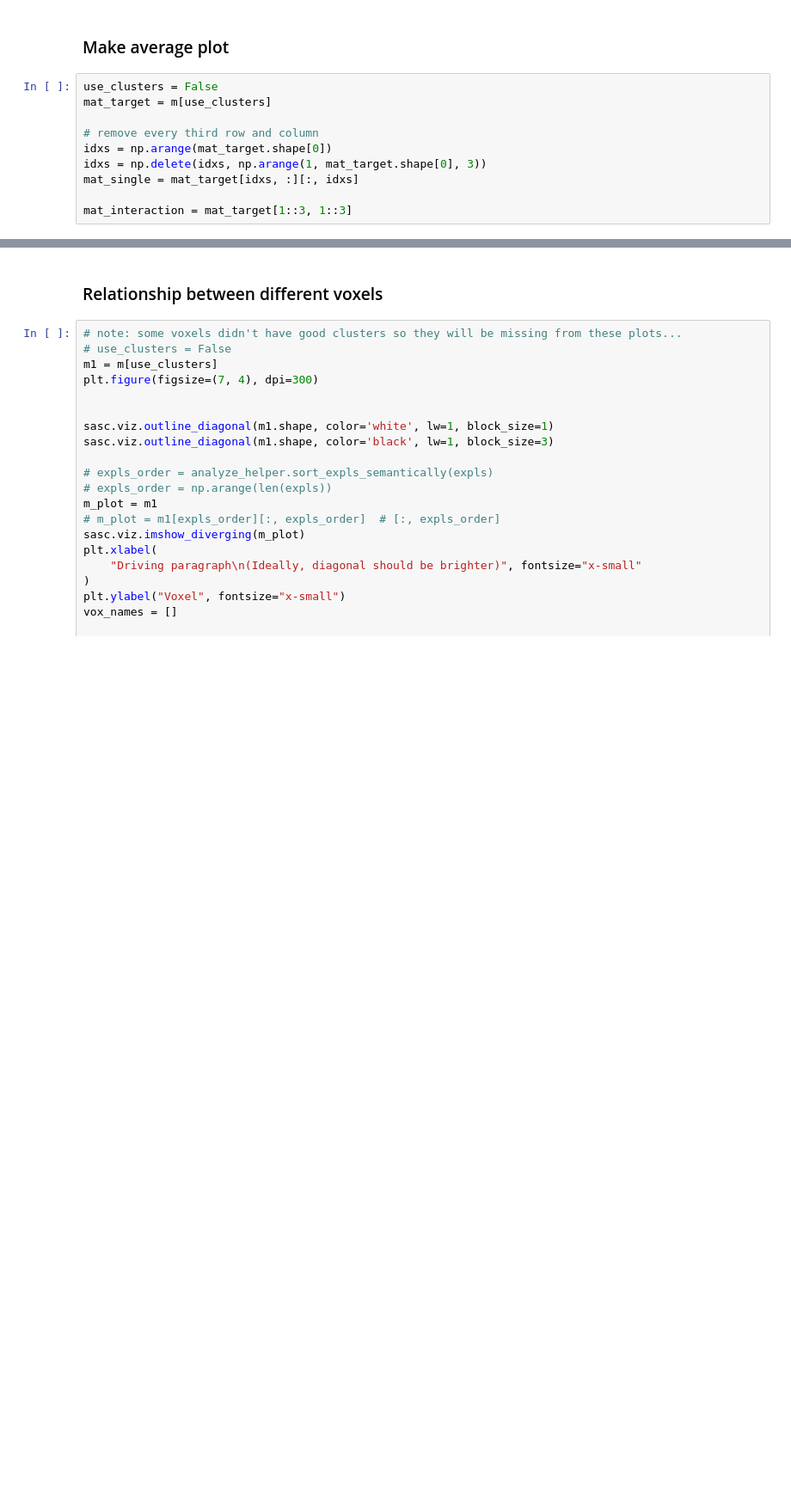
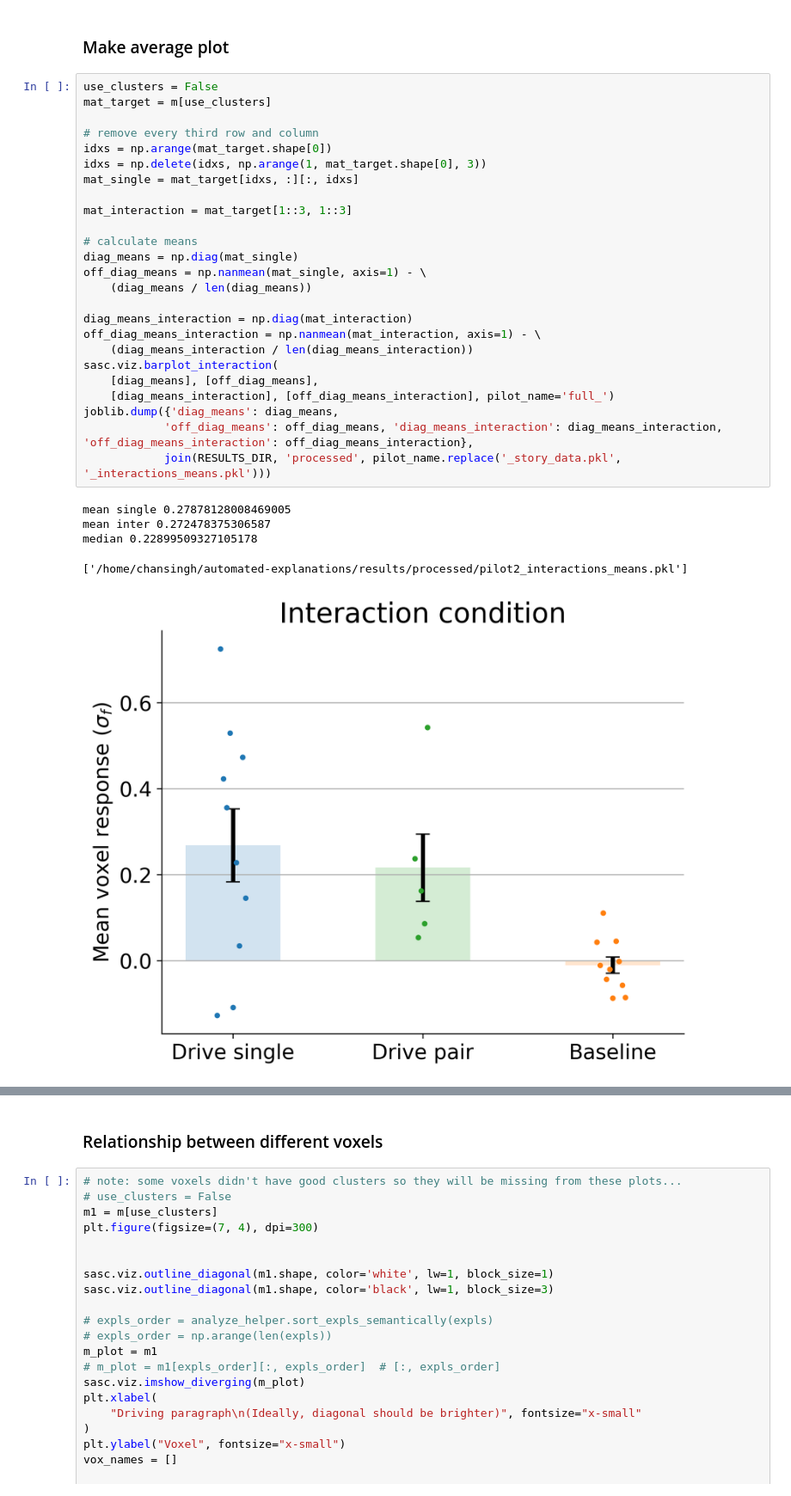
Before and after one commit to microsoft/automated-explanations, a Jupyter notebook: notebooks_stories/2_analyze_pilot/02_interactions.ipynb, the cells around one changed output, grey strips where cells are left out. Shown at 86% size. Saved outputs shown, nothing was run; the diff lists cells and outputs as text; blank space fills up the shorter version.

```diff
--- a/notebooks_stories/2_analyze_pilot/02_interactions.ipynb
+++ b/notebooks_stories/2_analyze_pilot/02_interactions.ipynb
@@ -169,10 +170,31 @@ break 15
 # %%
 use_clusters = False
 mat_target = m[use_clusters]
 
 # remove every third row and column
 idxs = np.arange(mat_target.shape[0])
 idxs = np.delete(idxs, np.arange(1, mat_target.shape[0], 3))
 mat_single = mat_target[idxs, :][:, idxs]
 
 mat_interaction = mat_target[1::3, 1::3]
+
+# calculate means
+diag_means = np.diag(mat_single)
+off_diag_means = np.nanmean(mat_single, axis=1) - \
+    (diag_means / len(diag_means))
+
+diag_means_interaction = np.diag(mat_interaction)
+off_diag_means_interaction = np.nanmean(mat_interaction, axis=1) - \
+    (diag_means_interaction / len(diag_means_interaction))
+sasc.viz.barplot_interaction(
+    [diag_means], [off_diag_means],
+    [diag_means_interaction], [off_diag_means_interaction], pilot_name='full_')
+joblib.dump({'diag_means': diag_means,
+            'off_diag_means': off_diag_means, 'diag_means_interaction': diag_means_interaction, 'off_diag_means_interaction': off_diag_means_interaction},
+            join(RESULTS_DIR, 'processed', pilot_name.replace('_story_data.pkl', '_interactions_means.pkl')))
+# %% [output]
+mean single 0.27878128008469005
+mean inter 0.272478375306587
+median 0.22899509327105178
+['/home/chansingh/automated-explanations/results/processed/pilot2_interactions_means.pkl']
+[figure, added]
```
Also changed, not shown: parts of 7 cells of this notebook, 5 other files.
